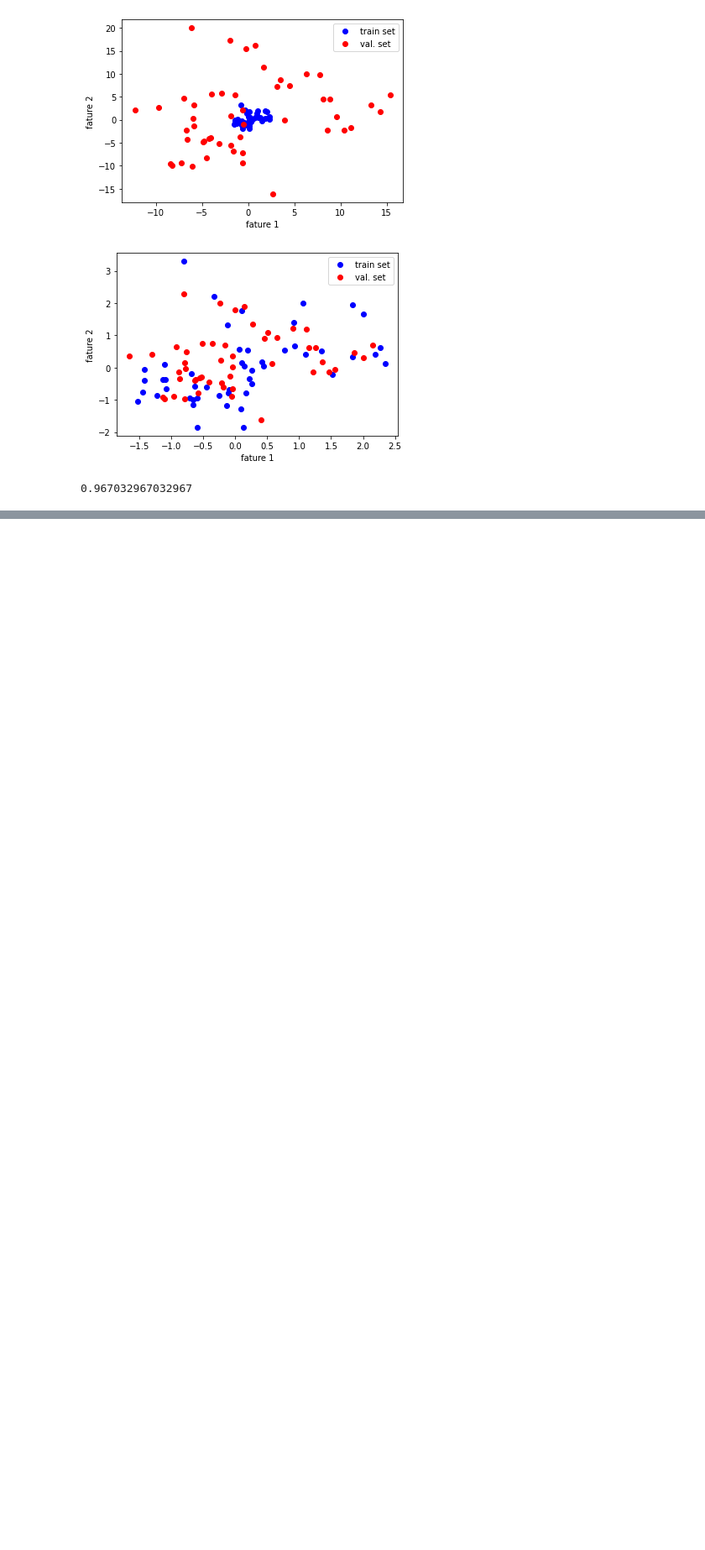
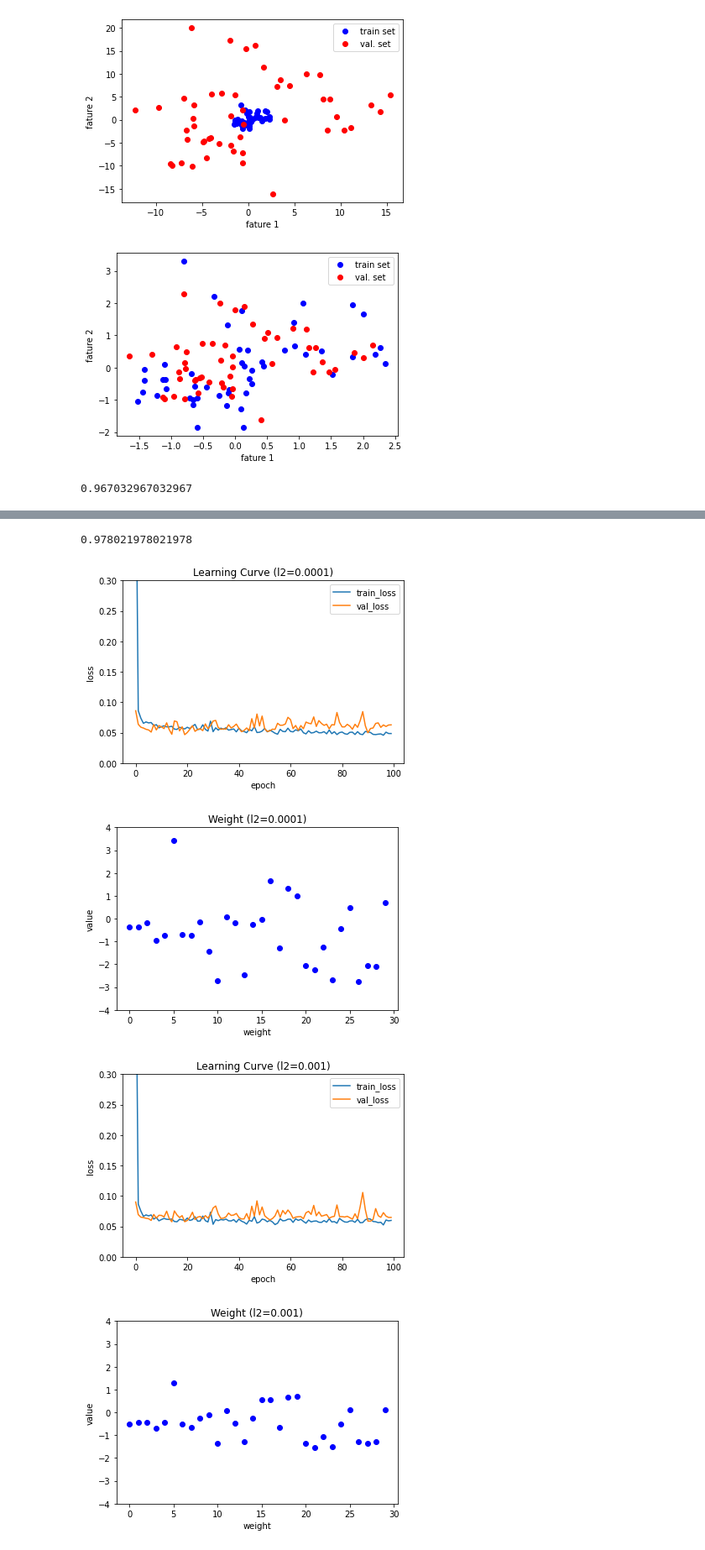
Before and after one commit to gingerthorp/deepLeaning, a Jupyter notebook: study/5_Learn the training Know-how/DL5_study.ipynb, the cells around one changed output, grey strips where cells are left out. Shown: that part at 84% size. Cells and saved outputs as stored; diff of their text form; code cells hidden in the pictures; blank space fills up the shorter version.

```diff
--- a/study/5_Learn the training Know-how/DL5_study.ipynb
+++ b/study/5_Learn the training Know-how/DL5_study.ipynb
@@ -238,0 +536,33 @@ layer2.score(x_val_scaled, y_val)
+# %%
+layer5 = SingleLayer(l1 = 0.001)
+layer5.fit(x_train_scaled, y_train, epochs=20)
+layer5.score(x_val_scaled, y_val)
+# %% [output]
+0.978021978021978
+# %%
+l2_list = [0.0001, 0.001, 0.01]
+
+for l2 in l2_list:
+  lyr = SingleLayer(l2=l2)
+  lyr.fit(x_train_scaled, y_train, x_val=x_val_scaled, y_val=y_val)
+
+  plt.plot(lyr.losses)
+  plt.plot(lyr.val_losses)
+  plt.title('Learning Curve (l2={})'.format(l2))
+  plt.ylabel('loss')
+  plt.xlabel('epoch')
+  plt.legend(['train_loss','val_loss'])
+  plt.ylim(0, 0.3)
+  plt.show()
+
+  plt.plot(lyr.w, 'bo')
+  plt.title('Weight (l2={})'.format(l2))
+  plt.ylabel('value')
+  plt.xlabel('weight')
+  plt.ylim(-4,4)
+  plt.show()
+# %% [output]
+[figure, added]
+[figure, added]
+[figure, added]
+[figure, added]
```
Also changed, not shown: parts of 21 cells of this notebook.
